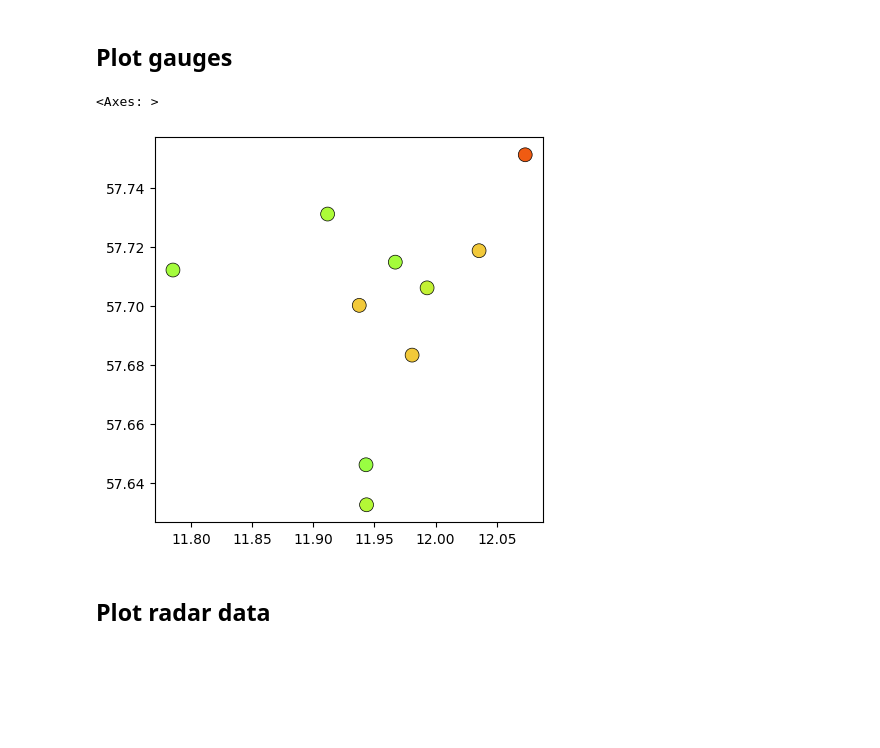
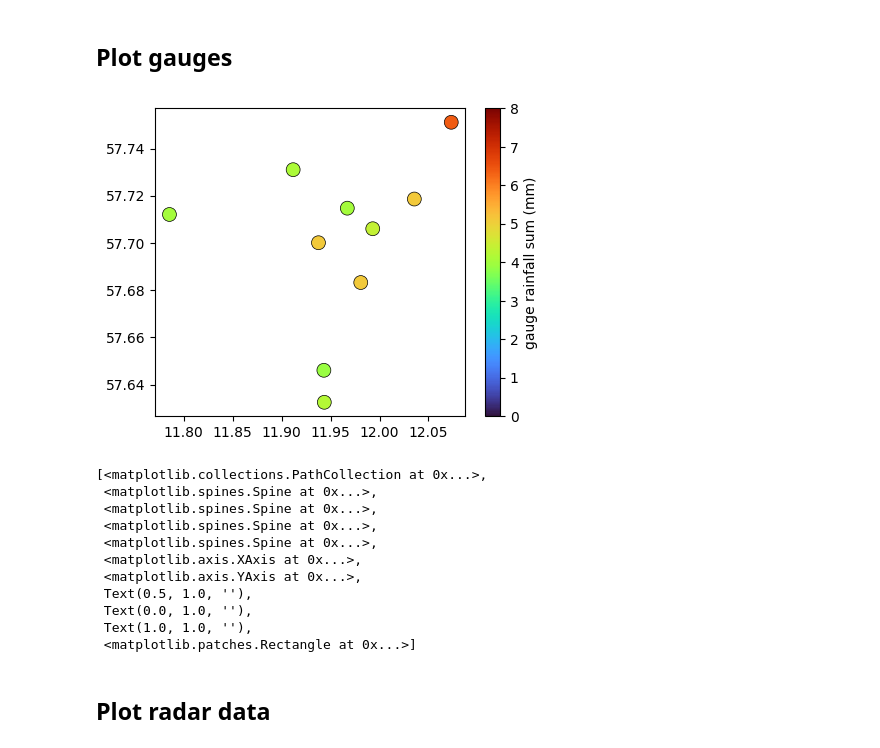
Before and after one commit to OpenSenseAction/poligrain, a Jupyter notebook: docs/notebooks/Plotting.ipynb, the cells around one changed output. Cells and saved outputs as stored; diff of their text form; code cells hidden in the pictures; blank space fills up the shorter version.

Commit message:
add colorbar for case with only plotting lines and/or points using plot_plg (#99)
* add colorbar for case with only plotting lines and/or points without radar grid

* update plotting notebook

```diff
--- a/docs/notebooks/Plotting.ipynb
+++ b/docs/notebooks/Plotting.ipynb
@@ -73,19 +73,33 @@ to be added...
 # %% [markdown]
 ## Plot gauges
 # %%
-fig, ax = plt.subplots(figsize=(5, 5))
+fig, ax = plt.subplots(figsize=(5, 4))
 plg.plot_map.plot_plg(
     da_gauges=ds_gauges_municp.rainfall_amount.sum(dim="time"),
     use_lon_lat=True,
     vmin=0,
     vmax=8,
     cmap="turbo",
     marker_size=100,
     ax=ax,
-)
+    colorbar_label="gauge rainfall sum (mm)",
+);
 # %% [output]
-<Axes: >
-[figure, old version]
+[figure, new version]
+# %%
+ax.get_children()
+# %% [output]
+[<matplotlib.collections.PathCollection at 0x...>,
+ <matplotlib.spines.Spine at 0x...>,
+ <matplotlib.spines.Spine at 0x...>,
+ <matplotlib.spines.Spine at 0x...>,
+ <matplotlib.spines.Spine at 0x...>,
+ <matplotlib.axis.XAxis at 0x...>,
+ <matplotlib.axis.YAxis at 0x...>,
+ Text(0.5, 1.0, ''),
+ Text(0.0, 1.0, ''),
+ Text(1.0, 1.0, ''),
+ <matplotlib.patches.Rectangle at 0x...>]
 # %% [markdown]
 ## Plot radar data
 # %% [markdown]
```
Also changed, not shown: parts of 5 cells of this notebook, 2 other files.
